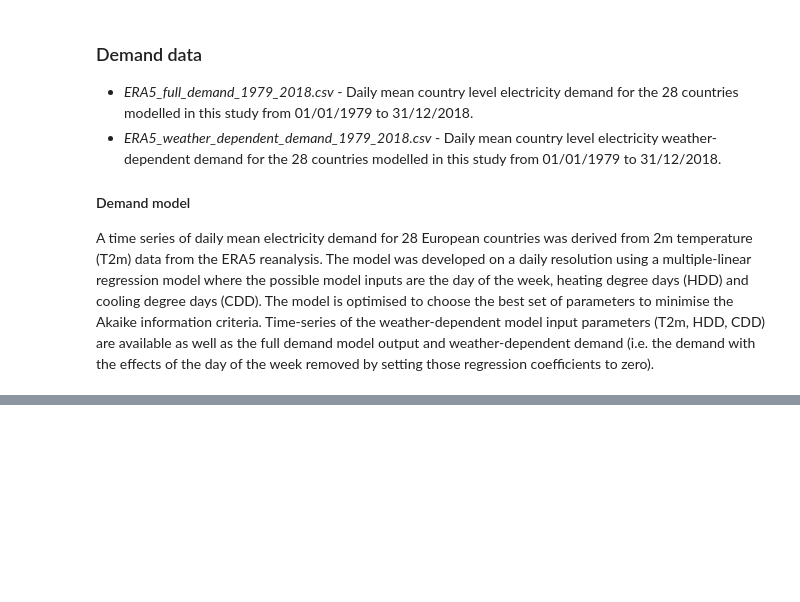
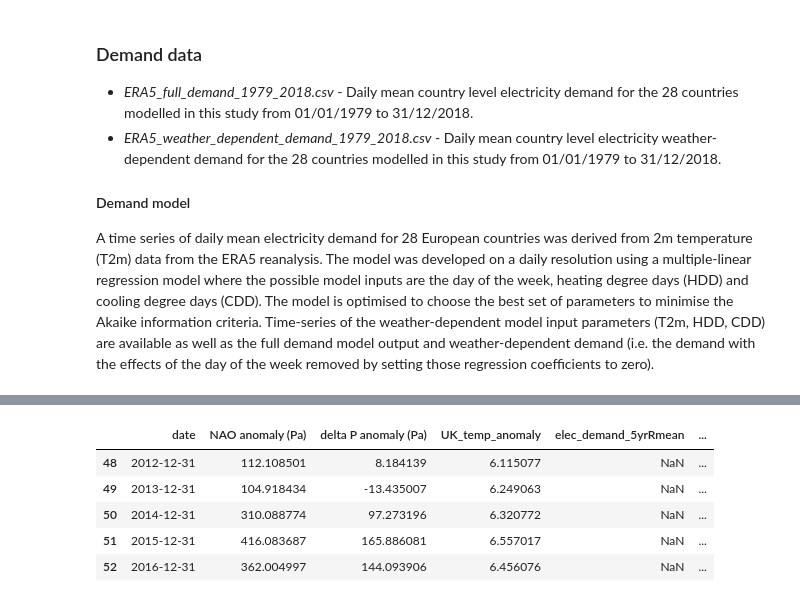
Before and after one commit to benhutchmet/energy-met-corr, a Jupyter notebook: bf_demand_corr.ipynb, the cells around one changed output, grey strips where cells are left out. Cells and saved outputs as stored; diff of their text form; code cells hidden in the pictures; blank space fills up the shorter version.

Commit message:
testing gas demand

```diff
--- a/bf_demand_corr.ipynb
+++ b/bf_demand_corr.ipynb
@@ -169,4 +246,11 @@ climate_indices_demand['date'] = pd.to_datetime(climate_indices_demand['date'])
 # Join the two dataframes
 climate_indices_demand = climate_indices_demand.merge(UK_demand, on='date', how='left')
 # %%
-climate_indices_demand.head()
+climate_indices_demand.tail()
+# %% [output]
+|  | date | NAO anomaly (Pa) | delta P anomaly (Pa) | UK_temp_anomaly | elec_demand_5yrRmean | ... |
+| 48 | 2012-12-31 | 112.108501 | 8.184139 | 6.115077 | NaN | ... |
+| 49 | 2013-12-31 | 104.918434 | -13.435007 | 6.249063 | NaN | ... |
+| 50 | 2014-12-31 | 310.088774 | 97.273196 | 6.320772 | NaN | ... |
+| 51 | 2015-12-31 | 416.083687 | 165.886081 | 6.557017 | NaN | ... |
+| 52 | 2016-12-31 | 362.004997 | 144.093906 | 6.456076 | NaN | ... |
```
Also changed, not shown: parts of 19 cells of this notebook, 3 other files.
